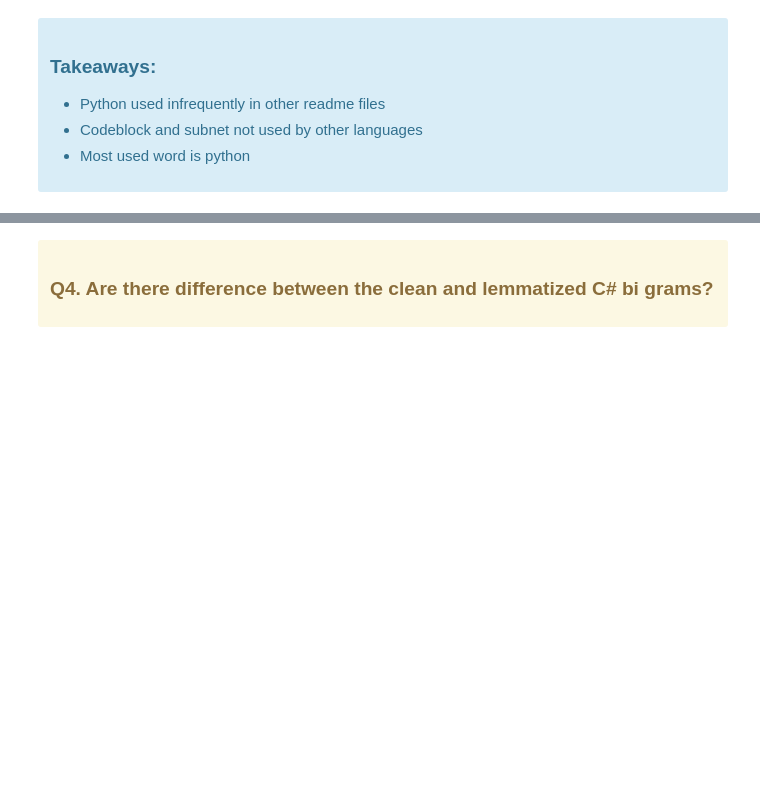
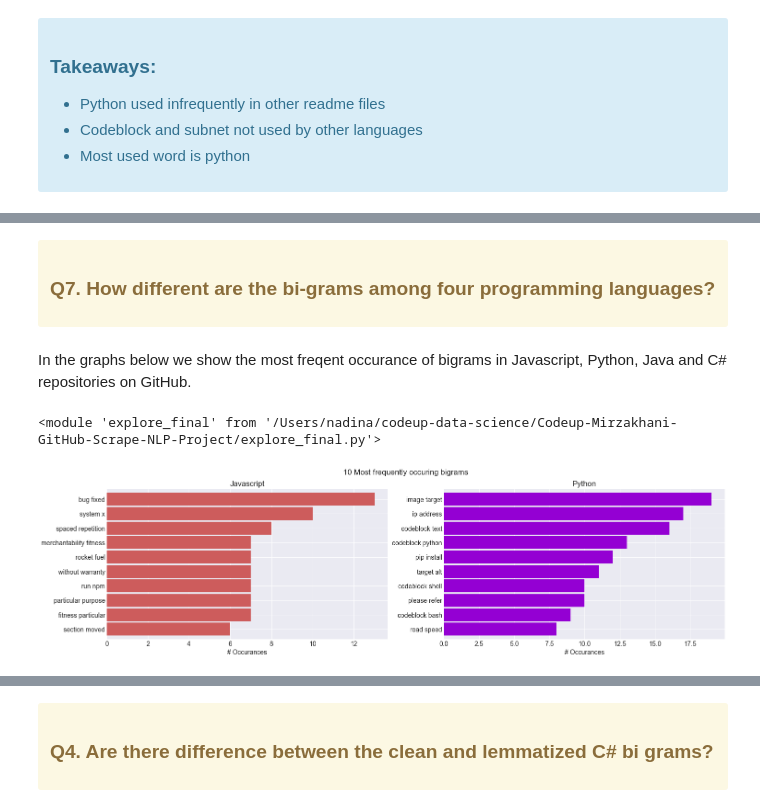
Before and after one commit to Codeup-Mirzakhani-Group1-NLP-Project/Codeup-Mirzakhani-GitHub-Scrape-NLP-Project, a Jupyter notebook: Final_Notebook_Draft.ipynb, the cells around one changed output, grey strips where cells are left out. Saved outputs shown, nothing was run; the diff lists cells and outputs as text; code cells hidden in the pictures; blank space fills up the shorter version.

```diff
--- a/Final_Notebook_Draft.ipynb
+++ b/Final_Notebook_Draft.ipynb
@@ -130,0 +251,6 @@ e.sort_by_language('python',e.cs_freq_clean,e.js_freq_clean, e.jv_freq_clean, e.
+# %% [markdown]
+<div class="alert alert-warning">
+
+### Q7. How different are the bi-grams among four programming languages?
+# %% [markdown]
+In the graphs below we show the most freqent occurance of bigrams in Javascript, Python, Java and C# repositories on GitHub.
@@ -130,0 +259,9 @@ e.sort_by_language('python',e.cs_freq_clean,e.js_freq_clean, e.jv_freq_clean, e.
+# %%
+reload(e)
+# %% [output]
+<module 'explore_final' from '/Users/nadina/codeup-data-science/Codeup-Mirzakhani-GitHub-Scrape-NLP-Project/explore_final.py'>
+# %%
+# display python vs JS bi-grams
+e.python_js_bigrams(e.py_clean, e.js_clean)
+# %% [output]
+[figure, added]
```
Also changed, not shown: parts of 55 cells of this notebook.
